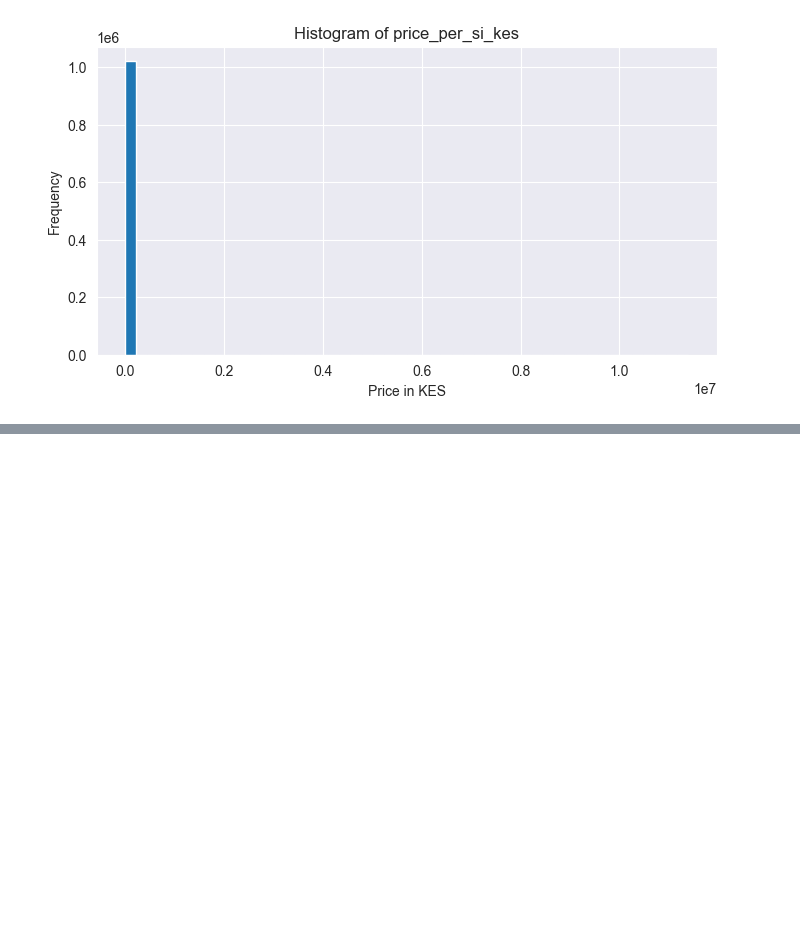
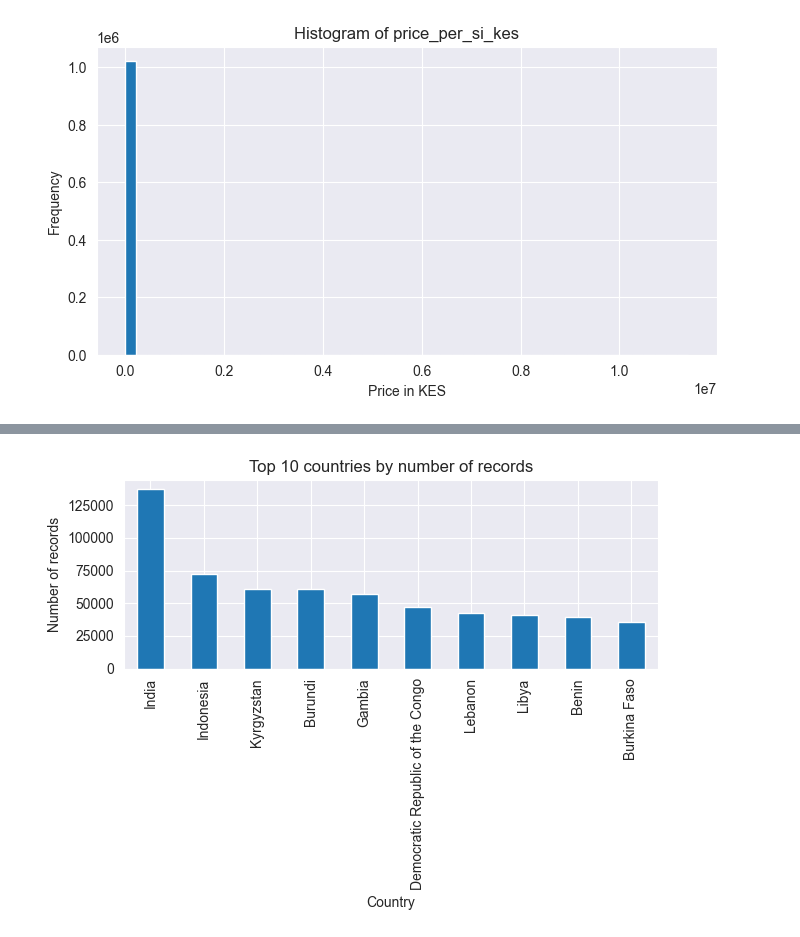
Before and after one commit to Cyrusz55/food_price_analysis, a Jupyter notebook: book1.ipynb, the cells around one changed output, grey strips where cells are left out. Saved outputs shown, nothing was run; the diff lists cells and outputs as text; code cells hidden in the pictures; blank space fills up the shorter version.

```diff
--- a/book1.ipynb
+++ b/book1.ipynb
@@ -755,0 +741,10 @@ plt.show()
+# %%
+top10 = df["country"].value_counts().head(10)
+top10.plot(kind="bar")
+plt.title("Top 10 countries by number of records")
+plt.xlabel("Country")
+plt.ylabel("Number of records")
+plt.tight_layout()
+plt.show()
+# %% [output]
+[figure, added]
```
Also changed, not shown: parts of 13 cells of this notebook.
